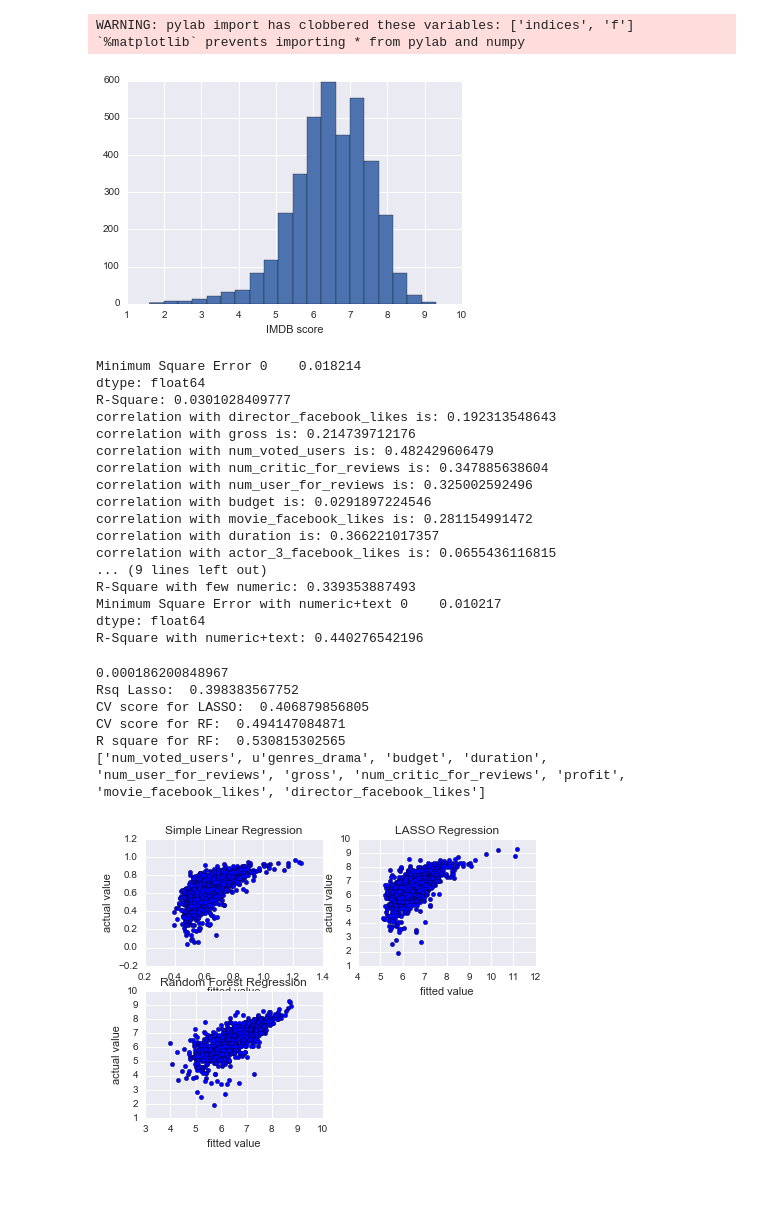
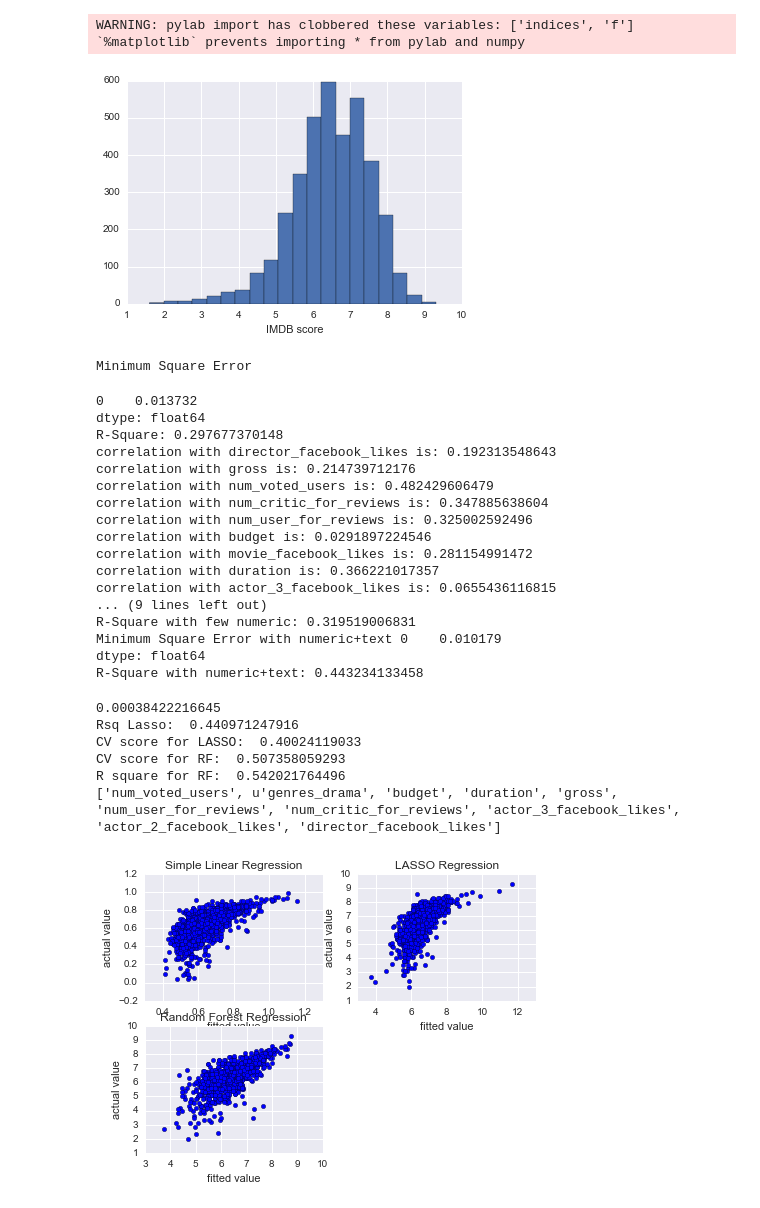
Before and after one commit to kauser-cse-buet/DataScienceProject, a Jupyter notebook: Data_Science_Final_Project.ipynb, the cells around one changed output. Drawn from its saved outputs; the diff is of its cells as text; code cells hidden in the pictures.

```diff
--- a/Data_Science_Final_Project.ipynb
+++ b/Data_Science_Final_Project.ipynb
@@ -1,4 +1,6 @@
 # %%
+#Author - Soujanya
+
 import pandas as pd
 import matplotlib.pyplot as plt
 import Preprocessor
@@ -177,7 +179,7 @@ pk = vectorizer_pk.fit_transform(imdb_movie['plot_keywords'])
 pk_list = ["pk_"+ i for i in vectorizer_pk.get_feature_names()]
 
 vectorizer_c = TfidfVectorizer()
-c = vectorizer_c.fit_transform(imdb_movie['country'])
+c = vectorizer_c.fit_transform(imdb_movie['director_name'])
 c_list = ["c_"+ i for i in vectorizer_c.get_feature_names()]
 
 new_data = np.hstack([data.ix[:,list_fig],genre.todense(),pk.todense(),c.todense()])
@@ -223,54 +225,56 @@ print 'R square for RF: ', rsq1
 plt.subplot(222)
 plt.scatter(ypred,ytest)
 plt.title("LASSO Regression")
 plt.xlabel("fitted value")
 plt.ylabel("actual value")
 
 plt.subplot(223)
 plt.scatter(pred_rf, ytest)
 plt.title("Random Forest Regression")
 plt.xlabel("fitted value")
 plt.ylabel("actual value")
 
 
 #####################################
 #Find to 10 predictors
 #####################################
 indices = np.argsort(rf.feature_importances_)[::-1]
 top10 = indices[0:10]
 
 f=[]
 for i in top10:
     f.append(new_coeff_list[i])
 
+
 print f
 # %% [output]
 Populating the interactive namespace from numpy and matplotlib
 3756
 WARNING: pylab import has clobbered these variables: ['indices', 'f']
 `%matplotlib` prevents importing * from pylab and numpy
 [figure]
-Minimum Square Error 0    0.018214
-dtype: float64
-R-Square: 0.0301028409777
-correlation with director_facebook_likes is: 0.192313548643
-correlation with gross is: 0.214739712176
-correlation with num_voted_users is: 0.482429606479
-correlation with num_critic_for_reviews is: 0.347885638604
-correlation with num_user_for_reviews is: 0.325002592496
-correlation with budget is: 0.0291897224546
-correlation with movie_facebook_likes is: 0.281154991472
-correlation with duration is: 0.366221017357
-correlation with actor_3_facebook_likes is: 0.0655436116815
-... (9 lines left out)
-R-Square with few numeric: 0.339353887493
-Minimum Square Error with numeric+text 0    0.010217
-dtype: float64
-R-Square with numeric+text: 0.440276542196
+Minimum Square Error
-0.000186200848967
-Rsq Lasso:  0.398383567752
-CV score for LASSO:  0.406879856805
-CV score for RF:  0.494147084871
-R square for RF:  0.530815302565
-['num_voted_users', u'genres_drama', 'budget', 'duration', 'num_user_for_reviews', 'gross', 'num_critic_for_reviews', 'profit', 'movie_facebook_likes', 'director_facebook_likes']
+0    0.013732
+dtype: float64
+R-Square: 0.297677370148
+correlation with director_facebook_likes is: 0.192313548643
+correlation with gross is: 0.214739712176
+correlation with num_voted_users is: 0.482429606479
+correlation with num_critic_for_reviews is: 0.347885638604
+correlation with num_user_for_reviews is: 0.325002592496
+correlation with budget is: 0.0291897224546
+correlation with movie_facebook_likes is: 0.281154991472
+correlation with duration is: 0.366221017357
+correlation with actor_3_facebook_likes is: 0.0655436116815
+... (9 lines left out)
+R-Square with few numeric: 0.319519006831
+Minimum Square Error with numeric+text 0    0.010179
+dtype: float64
+R-Square with numeric+text: 0.443234133458
+0.00038422216645
+Rsq Lasso:  0.440971247916
+CV score for LASSO:  0.40024119033
+CV score for RF:  0.507358059293
+R square for RF:  0.542021764496
+['num_voted_users', u'genres_drama', 'budget', 'duration', 'gross', 'num_user_for_reviews', 'num_critic_for_reviews', 'actor_3_facebook_likes', 'actor_2_facebook_likes', 'director_facebook_likes']
-[figure, old version]
+[figure, new version]
```
Also changed, not shown: parts of 4 cells of this notebook, 6 other files.
